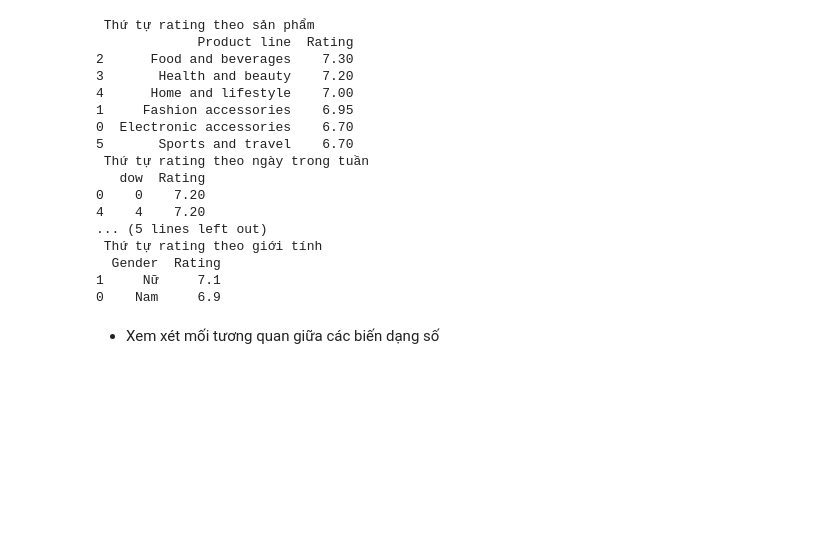
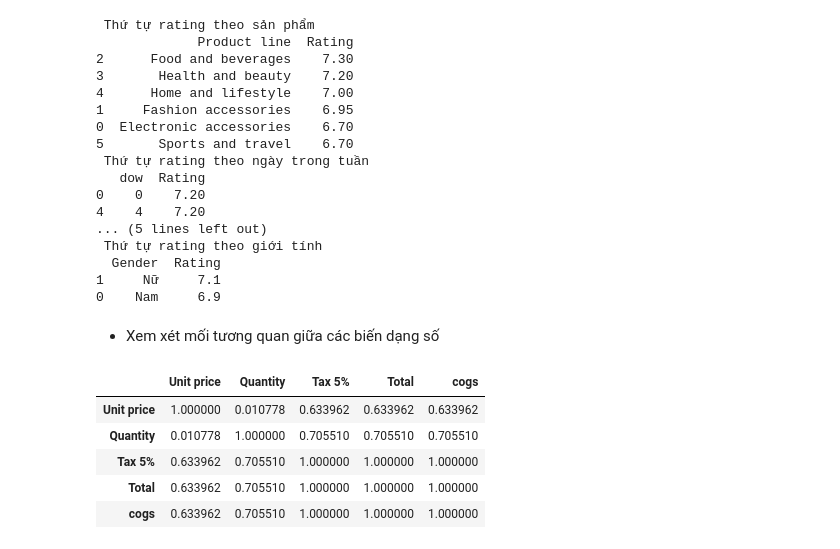
Before and after one commit to Hoanpc777/Python1, a Jupyter notebook: B13/[DS03]_[8.1]_[PhanCongHoan].ipynb, the cells around one changed output. Drawn from its saved outputs; the diff is of its cells as text; code cells hidden in the pictures; blank space fills up the shorter version.

```diff
--- a/B13/[DS03]_[8.1]_[PhanCongHoan].ipynb
+++ b/B13/[DS03]_[8.1]_[PhanCongHoan].ipynb
@@ -228,3 +228,12 @@ print(rating_gen_median)
 0    Nam     6.9
 # %% [markdown]
 * Xem xét mối tương quan giữa các biến dạng số
+# %%
+raw_data.iloc[:,[5,6,7,8,11,12]].corr()
+# %% [output]
+|  | Unit price | Quantity | Tax 5% | Total | cogs |
+| Unit price | 1.000000 | 0.010778 | 0.633962 | 0.633962 | 0.633962 |
+| Quantity | 0.010778 | 1.000000 | 0.705510 | 0.705510 | 0.705510 |
+| Tax 5% | 0.633962 | 0.705510 | 1.000000 | 1.000000 | 1.000000 |
+| Total | 0.633962 | 0.705510 | 1.000000 | 1.000000 | 1.000000 |
+| cogs | 0.633962 | 0.705510 | 1.000000 | 1.000000 | 1.000000 |
```
